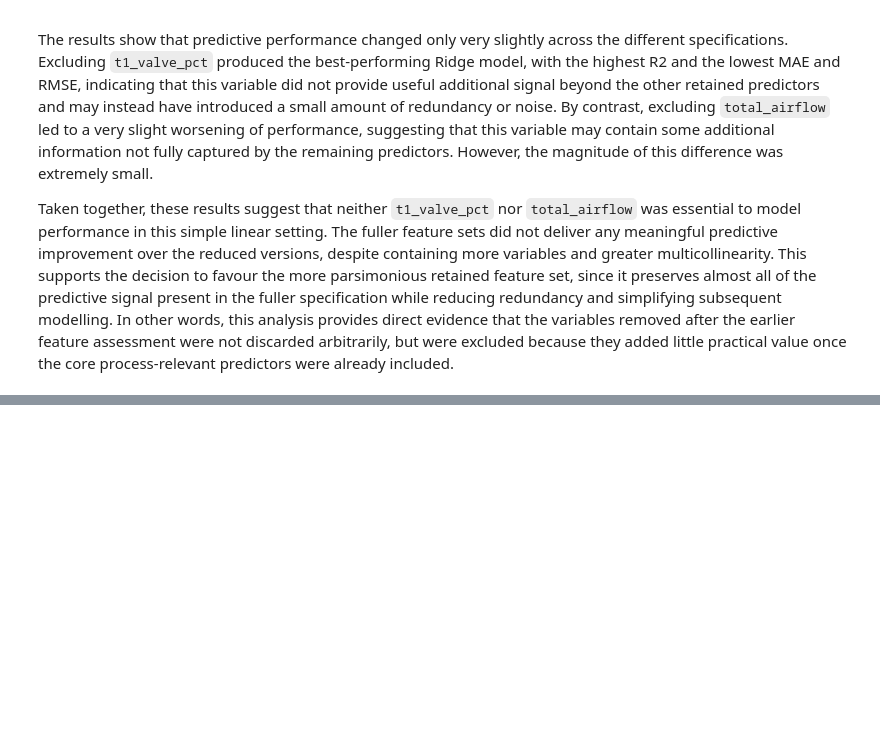
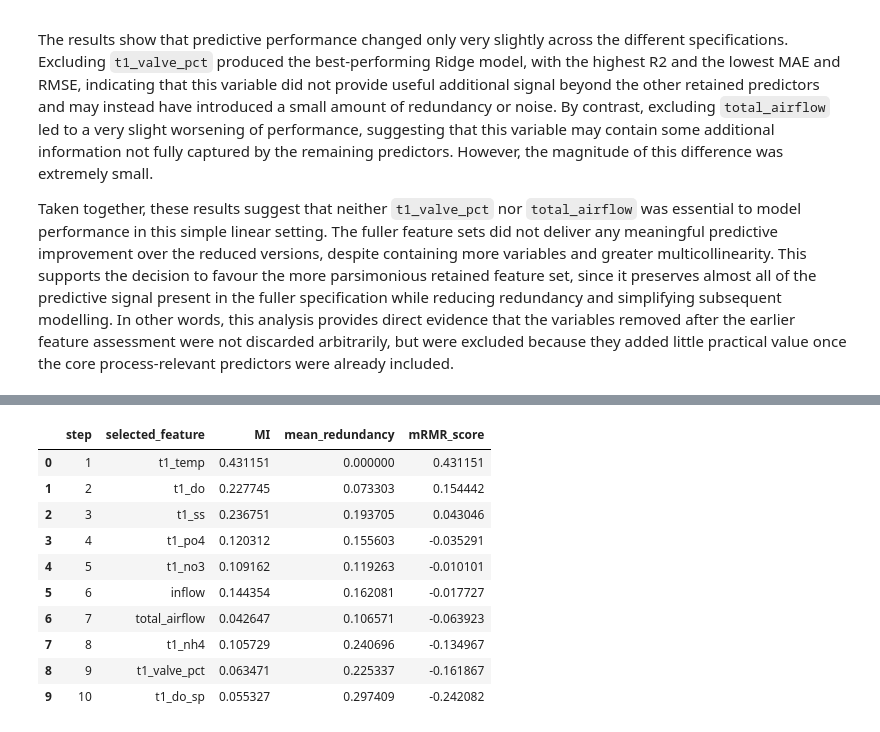
Before and after one commit to tom-mcarthur03/EDS_Design_Project, a Jupyter notebook: notebooks/data_preprocessing/feature_selection.ipynb, the cells around one changed output, grey strips where cells are left out. Saved outputs shown, nothing was run; the diff lists cells and outputs as text; code cells hidden in the pictures; blank space fills up the shorter version.

```diff
--- a/notebooks/data_preprocessing/feature_selection.ipynb
+++ b/notebooks/data_preprocessing/feature_selection.ipynb
@@ -326,0 +405,78 @@ Taken together, these results suggest that neither `t1_valve_pct` nor `total_air
+# %%
+# mRMR (filter method) using Mutual Information (relevance) - Correlation (redundancy)
+from sklearn.feature_selection import mutual_info_regression
+
+candidate_vars = model_vars if "model_vars" in globals() else key_vars
+candidate_vars = [c for c in candidate_vars if c in feature_df.columns and c != target]
+
+# Use complete cases for stable MI / correlation estimation
+mrmr_df = feature_df[[target] + candidate_vars].dropna().copy()
+X = mrmr_df[candidate_vars]
+y = mrmr_df[target]
+
+# Mutual information relevance scores
+mi = mutual_info_regression(X, y, random_state=42)
+mi_series = pd.Series(mi, index=candidate_vars)
+
+# Correlation matrix for redundancy
+corr = X.corr(method="spearman").abs()
+
+def mrmr_select(mi_scores: pd.Series, corr_abs: pd.DataFrame, k: int = 10):
+    """
+    Greedy mRMR:
+    score(feature) = MI(feature; y) - mean_{selected}(corr(feature, selected))
+    Returns selected features and a step-by-step table.
+    """
+    selected = []
+    steps = []
+
+    # start with the most relevant feature
+    first = mi_scores.sort_values(ascending=False).index[0]
+    selected.append(first)
+    steps.append({
+        "step": 1,
+        "selected_feature": first,
+        "MI": mi_scores[first],
+        "mean_redundancy": 0.0,
+        "mRMR_score": mi_scores[first]
+    })
+
+    while len(selected) < min(k, len(mi_scores)):
+        remaining = [f for f in mi_scores.index if f not in selected]
+        best_f, best_score, best_red = None, -np.inf, None
+
+        for f in remaining:
+            redundancy = corr_abs.loc[f, selected].mean() if len(selected) > 0 else 0.0
+            score = mi_scores[f] - redundancy
+            if score > best_score:
+                best_f, best_score, best_red = f, score, redundancy
+
+        selected.append(best_f)
+        steps.append({
+            "step": len(selected),
+            "selected_feature": best_f,
+            "MI": mi_scores[best_f],
+            "mean_redundancy": float(best_red),
+            "mRMR_score": float(best_score)
+        })
+
+    return selected, pd.DataFrame(steps)
+
+k = 10  # choose how many features you want to rank/select
+selected_feats, mrmr_table = mrmr_select(mi_series, corr, k=k)
+
+print(f"Top-{k} mRMR selected features:")
+print(selected_feats)
+
+print("\nmRMR selection trace:")
+display(mrmr_table)
+
+# Optional: full ranking table (useful for reporting)
+ranking = pd.DataFrame({
+    "MI_relevance": mi_series,
+    "avg_abs_corr_to_others": corr.mean(axis=1)
+}).sort_values("MI_relevance", ascending=False)
+
+print("\nRelevance/redundancy summary:")
+display(ranking)
+# %% [output]
@@ -326,0 +487,11 @@ Taken together, these results suggest that neither `t1_valve_pct` nor `total_air
+|  | step | selected_feature | MI | mean_redundancy | mRMR_score |
+| 0 | 1 | t1_temp | 0.431151 | 0.000000 | 0.431151 |
+| 1 | 2 | t1_do | 0.227745 | 0.073303 | 0.154442 |
+| 2 | 3 | t1_ss | 0.236751 | 0.193705 | 0.043046 |
+| 3 | 4 | t1_po4 | 0.120312 | 0.155603 | -0.035291 |
+| 4 | 5 | t1_no3 | 0.109162 | 0.119263 | -0.010101 |
+| 5 | 6 | inflow | 0.144354 | 0.162081 | -0.017727 |
+| 6 | 7 | total_airflow | 0.042647 | 0.106571 | -0.063923 |
+| 7 | 8 | t1_nh4 | 0.105729 | 0.240696 | -0.134967 |
+| 8 | 9 | t1_valve_pct | 0.063471 | 0.225337 | -0.161867 |
+| 9 | 10 | t1_do_sp | 0.055327 | 0.297409 | -0.242082 |
```
Also changed, not shown: parts of 3 cells of this notebook.
